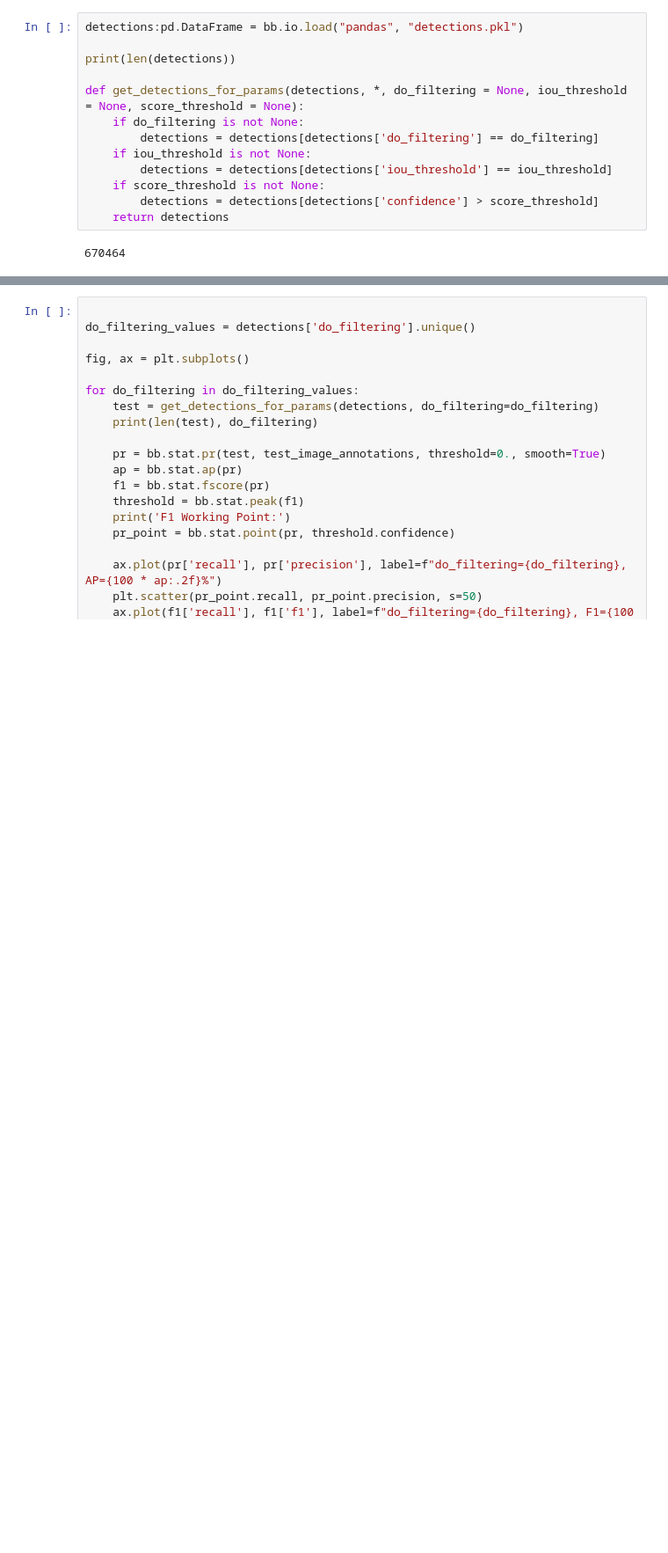
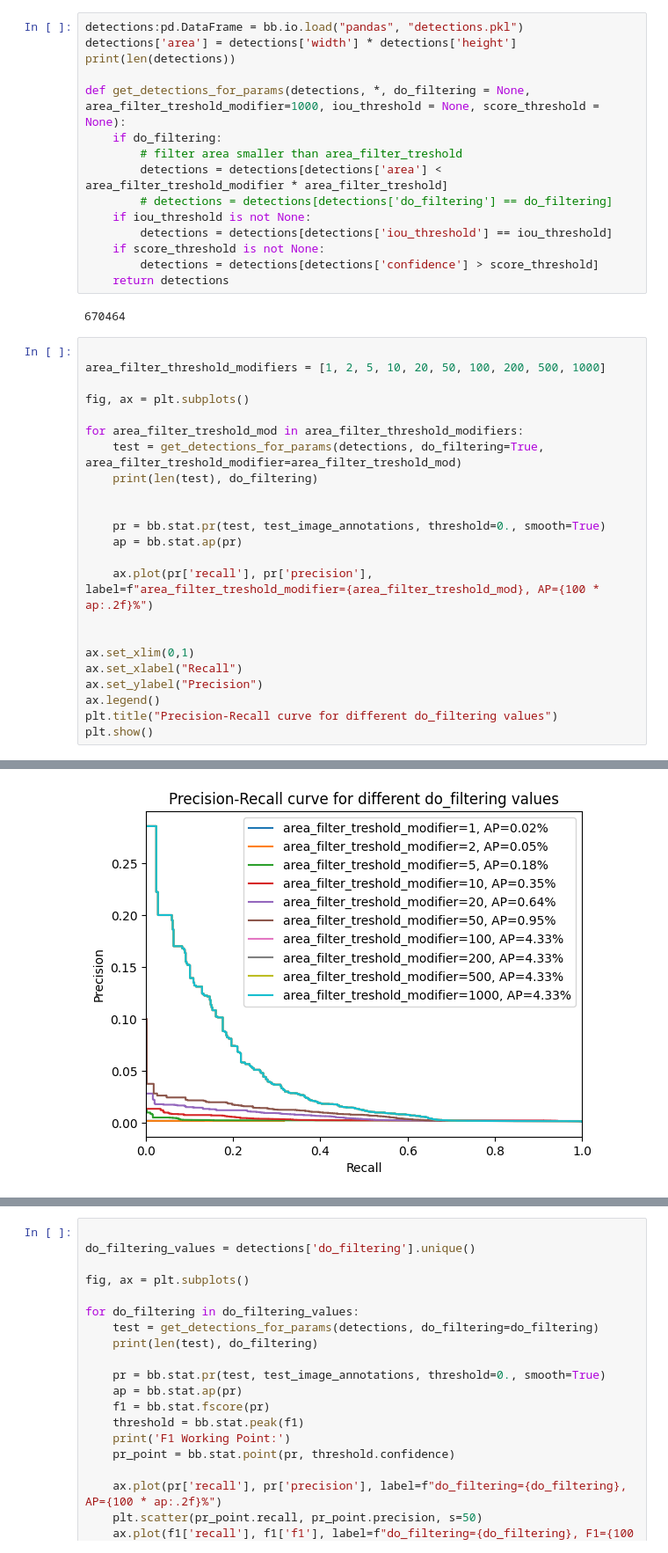
Before and after one commit to TijsVK/Counting-shells, a Jupyter notebook: Code/Baseline/owl-vit/owlvit_brambox.ipynb, the cells around one changed output, grey strips where cells are left out. Shown at 88% size. Saved outputs shown, nothing was run; the diff lists cells and outputs as text; blank space fills up the shorter version.

Commit message:
area_test

```diff
--- a/Code/Baseline/owl-vit/owlvit_brambox.ipynb
+++ b/Code/Baseline/owl-vit/owlvit_brambox.ipynb
@@ -441,12 +442,14 @@ print(detections)
 bb.io.save(detections, "pandas",f"detections.pkl")
 # %%
 detections:pd.DataFrame = bb.io.load("pandas", "detections.pkl")
-
+detections['area'] = detections['width'] * detections['height']
 print(len(detections))
 
-def get_detections_for_params(detections, *, do_filtering = None, iou_threshold = None, score_threshold = None):
-    if do_filtering is not None:
-        detections = detections[detections['do_filtering'] == do_filtering]
+def get_detections_for_params(detections, *, do_filtering = None, area_filter_treshold_modifier=1000, iou_threshold = None, score_threshold = None):
+    if do_filtering:
+        # filter area smaller than area_filter_treshold
+        detections = detections[detections['area'] < area_filter_treshold_modifier * area_filter_treshold]
+        # detections = detections[detections['do_filtering'] == do_filtering]
     if iou_threshold is not None:
         detections = detections[detections['iou_threshold'] == iou_threshold]
     if score_threshold is not None:
@@ -454,3 +457,27 @@ def get_detections_for_params(detections, *, do_filtering = None, iou_threshold
     return detections
 # %% [output]
 670464
+# %%
+
+area_filter_threshold_modifiers = [1, 2, 5, 10, 20, 50, 100, 200, 500, 1000]
+
+fig, ax = plt.subplots()
+
+for area_filter_treshold_mod in area_filter_threshold_modifiers:
+    test = get_detections_for_params(detections, do_filtering=True, area_filter_treshold_modifier=area_filter_treshold_mod)
+    print(len(test), do_filtering)
+
+
+    pr = bb.stat.pr(test, test_image_annotations, threshold=0., smooth=True)
+    ap = bb.stat.ap(pr)
+
+    ax.plot(pr['recall'], pr['precision'], label=f"area_filter_treshold_modifier={area_filter_treshold_mod}, AP={100 * ap:.2f}%")
+
+
+ax.set_xlim(0,1)
+ax.set_xlabel("Recall")
+ax.set_ylabel("Precision")
+ax.legend()
+plt.title("Precision-Recall curve for different do_filtering values")
+plt.show()
+# %% [output]
@@ -457,3 +494,4 @@ def get_detections_for_params(detections, *, do_filtering = None, iou_threshold
+[figure, added]
 # %%
 
 do_filtering_values = detections['do_filtering'].unique()
```
Also changed, not shown: parts of 3 cells of this notebook.
